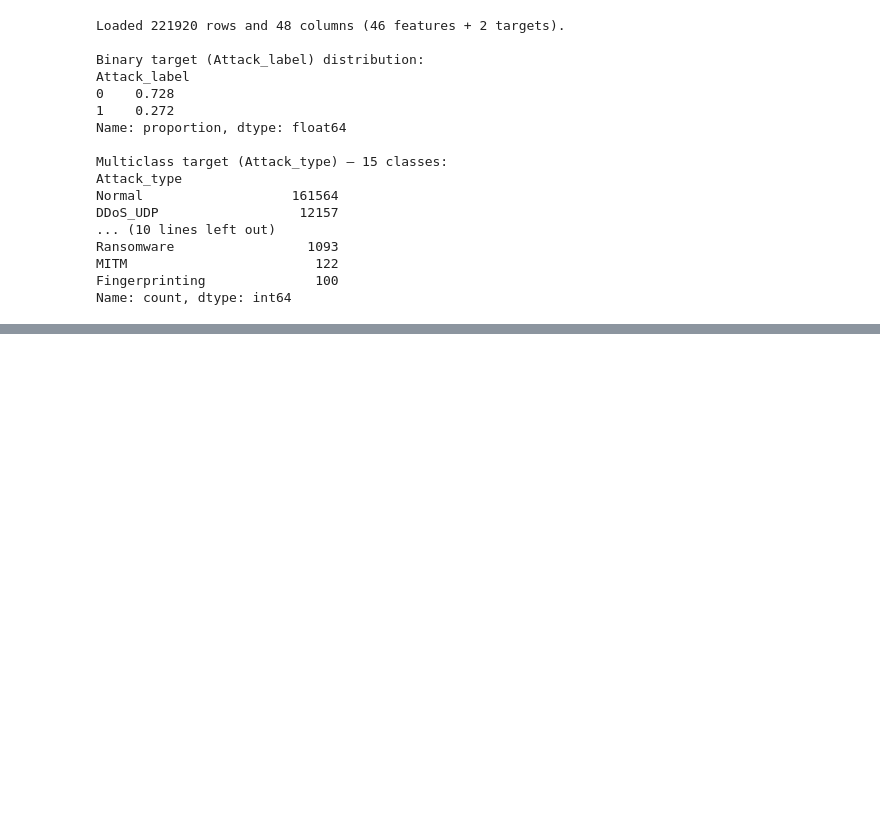
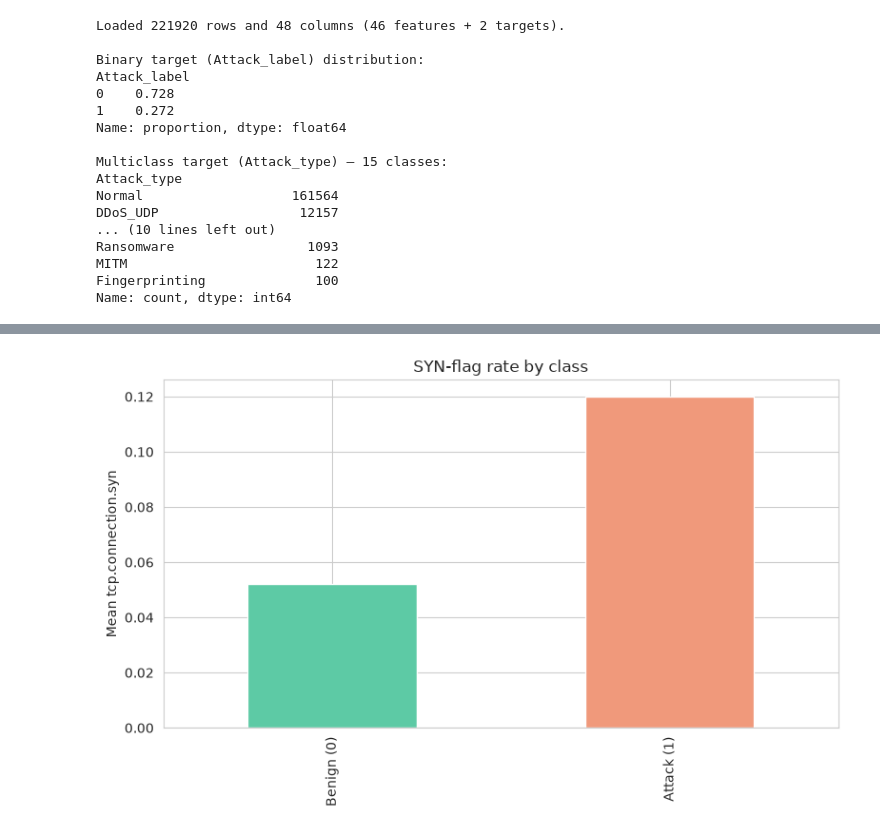
Before and after one commit to ablayeT/edge-iiotset-project, a Jupyter notebook: notebooks/01_final_project_edgeiiot.ipynb, the cells around one changed output, grey strips where cells are left out. Saved outputs shown, nothing was run; the diff lists cells and outputs as text; code cells hidden in the pictures; blank space fills up the shorter version.

```diff
--- a/notebooks/01_final_project_edgeiiot.ipynb
+++ b/notebooks/01_final_project_edgeiiot.ipynb
@@ -270,0 +429,12 @@ once for multiclass (`Attack_type`), as required.
+# %%
+# Does a key TCP flag differ between benign and attack flows?
+fig, ax = plt.subplots()
+rate = df.groupby('Attack_label')['tcp.connection.syn'].mean()
+rate.index = ['Benign (0)', 'Attack (1)']
+rate.plot(kind='bar', color=['#5DCAA5', '#F0997B'], ax=ax)
+ax.set_ylabel('Mean tcp.connection.syn')
+ax.set_title('SYN-flag rate by class')
+plt.tight_layout()
+plt.show()
+# %% [output]
+[figure, added]
```
Also changed, not shown: parts of 60 cells of this notebook.
